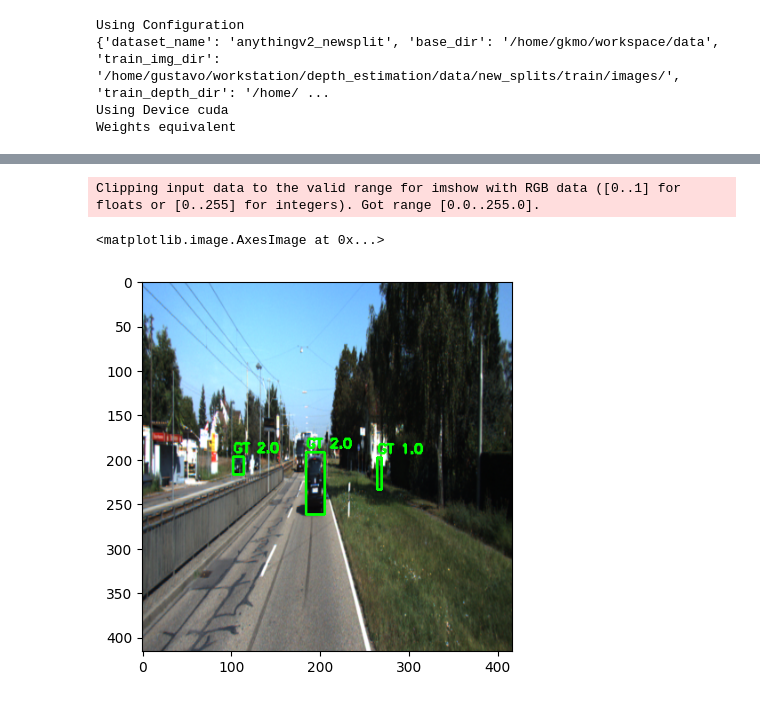
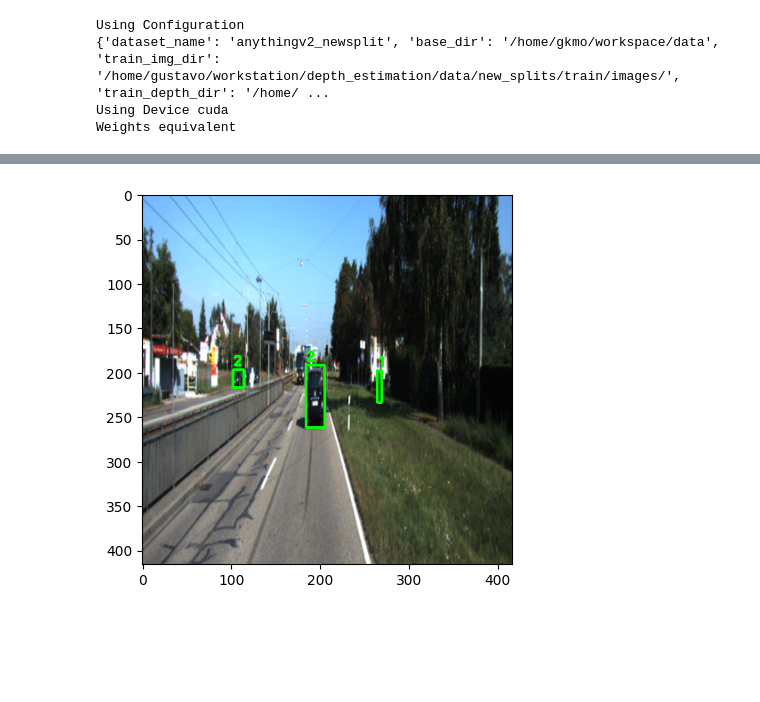
Before and after one commit to gkmocastro/rgbd-yolov2, a Jupyter notebook: test_nb.ipynb, the cells around one changed output, grey strips where cells are left out. Drawn from its saved outputs; the diff is of its cells as text; code cells hidden in the pictures; blank space fills up the shorter version.

Commit message:
counting time of training, add sample visualizer

```diff
--- a/test_nb.ipynb
+++ b/test_nb.ipynb
@@ -46,7 +46,7 @@ loss_fn = ln.network.loss.RegionLoss(
     network_stride=model.stride
 )
 
-test_transforms = RGBCustomTransform(resize_size=(416, 416), flip_prob=.5)
+test_transforms = RGBDCustomTransform(resize_size=(416, 416), flip_prob=0)
 
 test_dataset = YoloDarknetDataset(
     images_dir=TEST_IMG_DIR,
@@ -87,36 +90,4 @@ if do_test:
-# %%
-import matplotlib.pyplot as plt
-import numpy as np
-import cv2
-
-image, target = test_dataset[3]
-boxes = target["boxes"]
-true_boxes = []
-
-for _, boxes in enumerate(boxes):
-
-    if boxes[0].item() == -1: #supress the padding
-        continue
-    # works with xyxy coords only!
-    #x1, y1, x2, y2 = box[1:]*416
-    x1, y1, x2, y2 = to_xyxy_coords(boxes[1:], 416, 416)
-    # add image index on the list
-
-    true_box = [0, boxes[0].item(), 1, x1.item(), y1.item(), x2.item(), y2.item()]
-    true_boxes.append(true_box)
-
-image_array = image.permute(1, 2, 0).cpu().numpy()
-image_copy = image_array.copy()
-# Draw ground truth bounding boxes (Green)
-for box in true_boxes:
-    _, class_index,_,  x1, y1, x2, y2 = box
-    cv2.rectangle(image_copy, (int(x1), int(y1)), (int(x2), int(y2)), (0, 255, 0), 2)
-    label = f"GT {class_index}"
-    cv2.putText(image_copy, label, (int(x1), int(y1) - 5), cv2.FONT_HERSHEY_SIMPLEX, 0.5, (0, 255, 0), 2)
-
-
-plt.imshow(image_copy)
-# %% [output]
-Clipping input data to the valid range for imshow with RGB data ([0..1] for floats or [0..255] for integers). Got range [0.0..255.0].
-<matplotlib.image.AxesImage at 0x...>
-[figure, removed]
+# %%
+show_sample(test_dataset, 3, "rgb")
+# %% [output]
+[figure, added]
```
Also changed, not shown: parts of 3 cells of this notebook, 2 other files.
